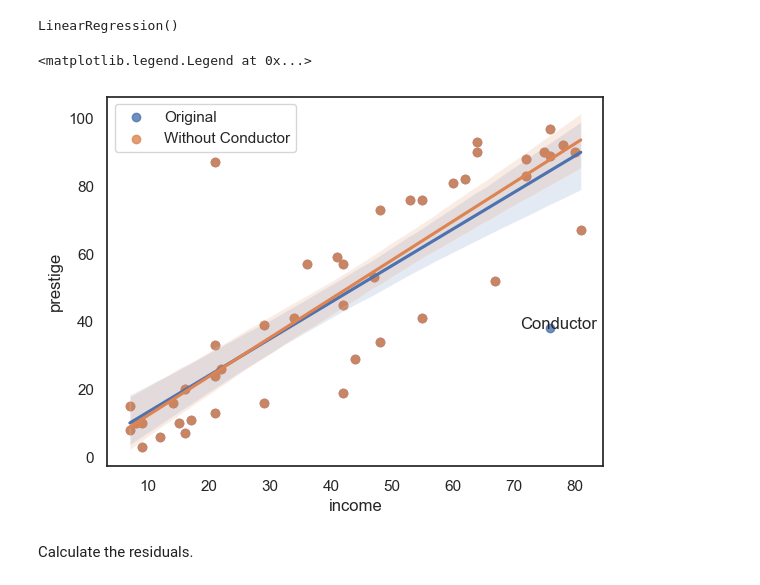
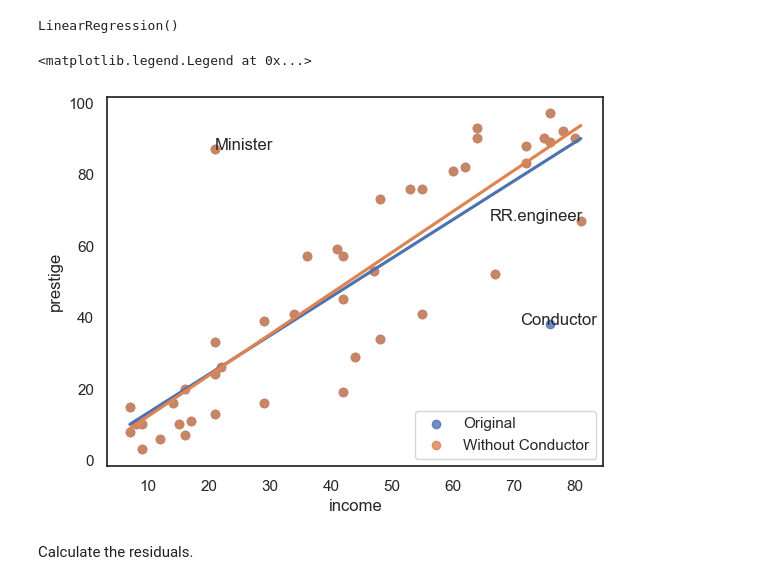
Before and after one commit to colinchjones/iom, a Jupyter notebook: Comparison_ols_iom.ipynb, the cells around one changed output. Drawn from its saved outputs; the diff is of its cells as text; code cells hidden in the pictures.

```diff
--- a/Comparison_ols_iom.ipynb
+++ b/Comparison_ols_iom.ipynb
@@ -63,13 +63,16 @@ model.fit(X, y)
 # %% [output]
 LinearRegression()
 # %%
-sns.regplot(data, x="income", y="prestige", label='Original')
-sns.regplot(data.drop("conductor"), x="income", y="prestige", label='Without Conductor')
+sns.regplot(data, x="income", y="prestige", label='Original', fit_reg=True, ci=0)
+sns.regplot(data.drop("conductor"), x="income", y="prestige", label='Without Conductor', fit_reg=True, ci=0)
 plt.annotate("Conductor", (data.loc["conductor", "income"]-5, data.loc["conductor", "prestige"]), fontsize=12)
+plt.annotate("Minister", (data.loc["minister", "income"], data.loc["minister", "prestige"]), fontsize=12)
+plt.annotate("RR.engineer", (data.loc["RR.engineer", "income"]-15, data.loc["RR.engineer", "prestige"]), fontsize=12)
+
 plt.legend()
 # %% [output]
 <matplotlib.legend.Legend at 0x...>
-[figure, old version]
+[figure, new version]
 # %% [markdown]
 Calculate the residuals.
 # %%
```
Also changed, not shown: parts of 4 cells of this notebook, 5 other files.
